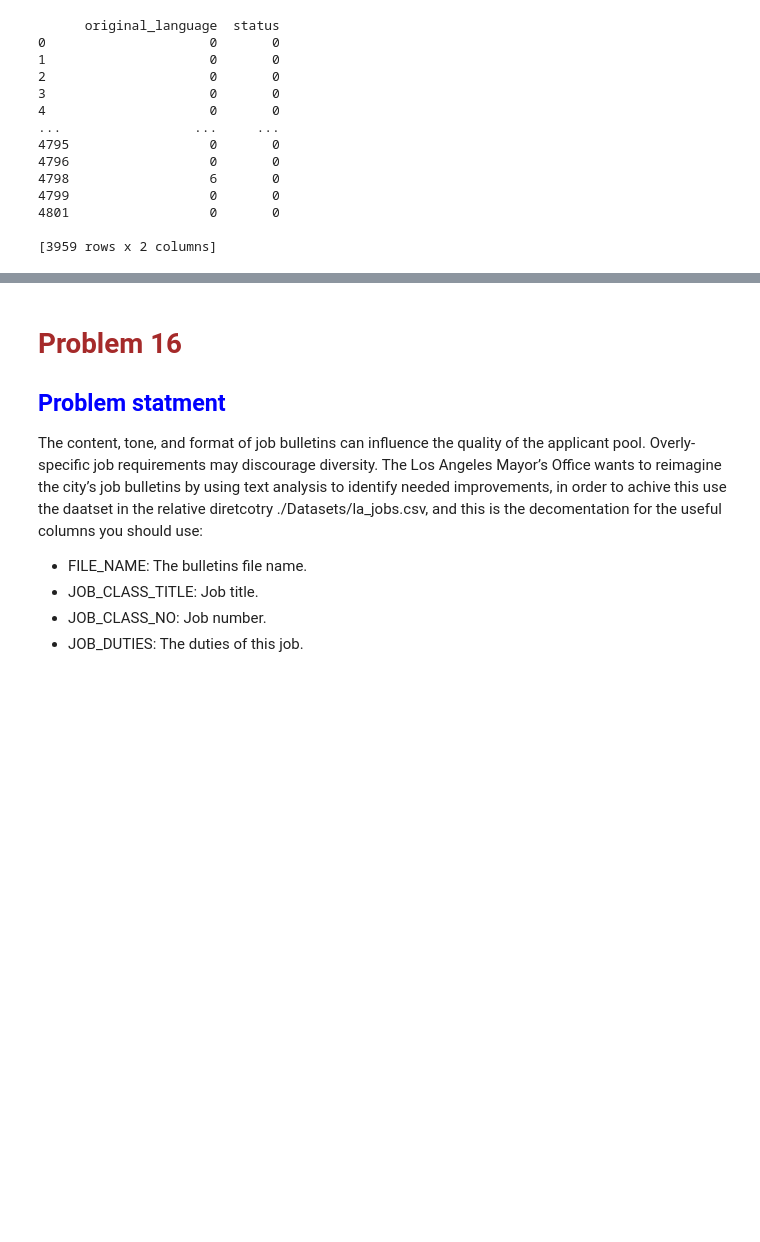
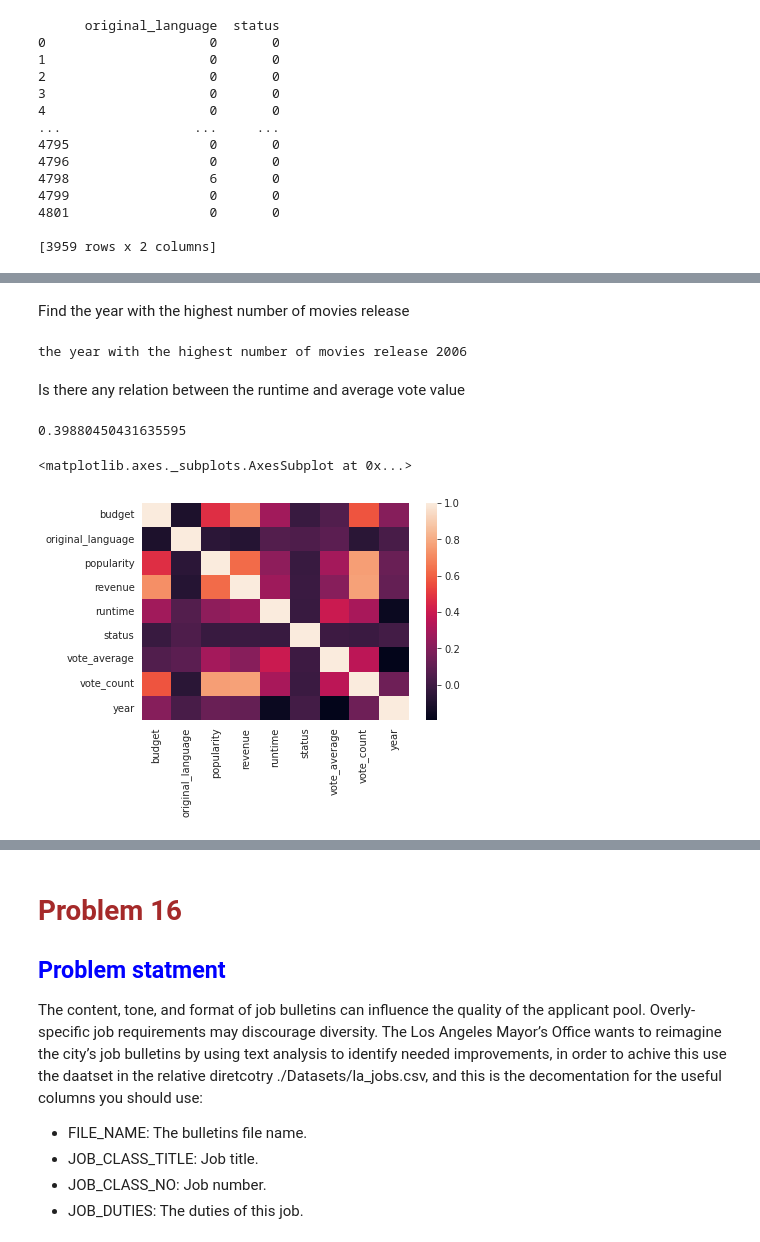
Before and after one commit to Raghad770/UTK, a Jupyter notebook: Tahluf_task.ipynb, the cells around one changed output, grey strips where cells are left out. Cells and saved outputs as stored; diff of their text form; code cells hidden in the pictures; blank space fills up the shorter version.

```diff
--- a/Tahluf_task.ipynb
+++ b/Tahluf_task.ipynb
@@ -651,0 +716,5 @@ df_clean.head()
+# %%
+#sorting data frame by revenue - budget values
+df_clean.sort_values(["revenue", "budget"], axis=0,
+                 ascending=True, inplace=True)
+print(df_clean)
@@ -656,8 +764,24 @@ df_clean.head()
+# %% [markdown]
+Find the year with the highest number of movies release
 # %%
 ### Find the year with the highest number of movies release ###
+#count the number of movies in each year
+data=df_clean.groupby('year').count()['id'].idxmax()
+print("the year with the highest number of movies release",data)
+# %% [output]
+the year with the highest number of movies release 2006
 # %%
 ### Find the top 2 countries with the highest production movies number ###
 # %%
 ### Find the top 1 company with the highest production movies number ###
+# %% [markdown]
+Is there any relation between the runtime and average vote value
 # %%
 ### Is there any relation between the runtime and average vote value ### **
+print(df_clean['runtime'].corr(df_clean['vote_average']))
+corr = df_clean.corr()
+sns.heatmap(corr)
+# %% [output]
+0.39880450431635595
+<matplotlib.axes._subplots.AxesSubplot at 0x...>
+[figure, added]
```
Also changed, not shown: parts of 31 cells of this notebook.
